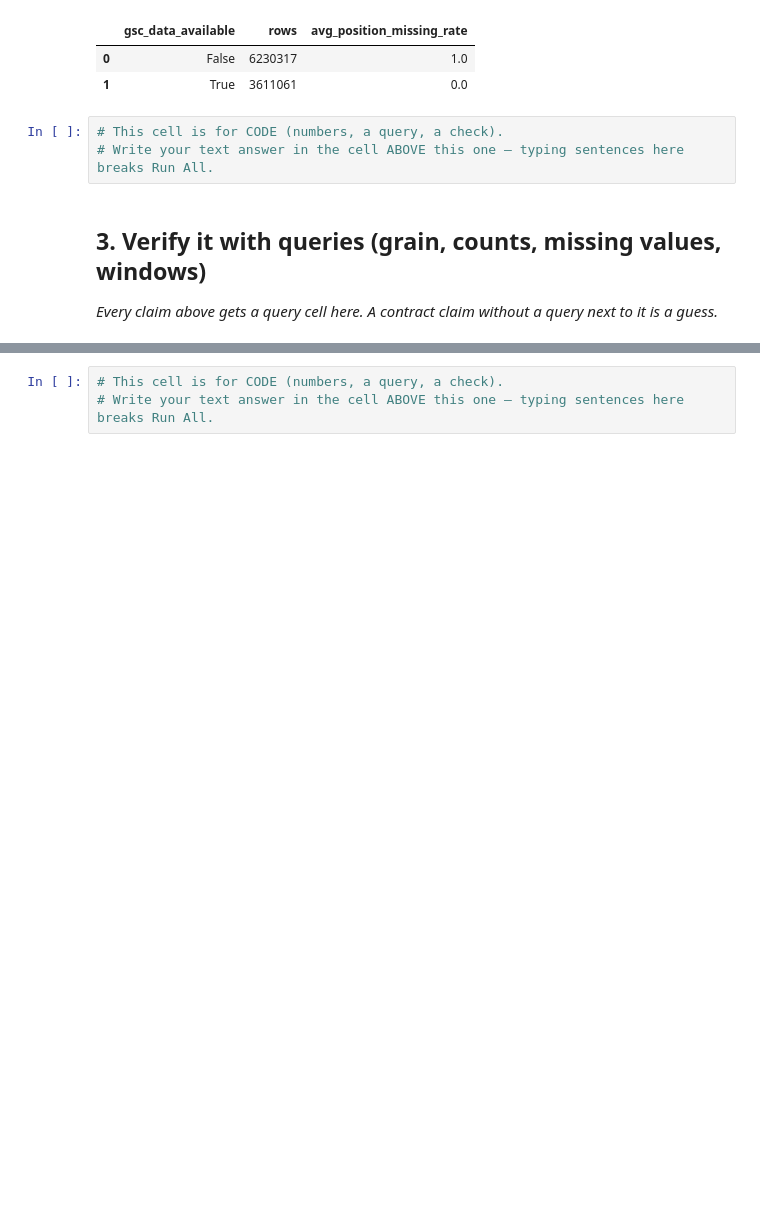
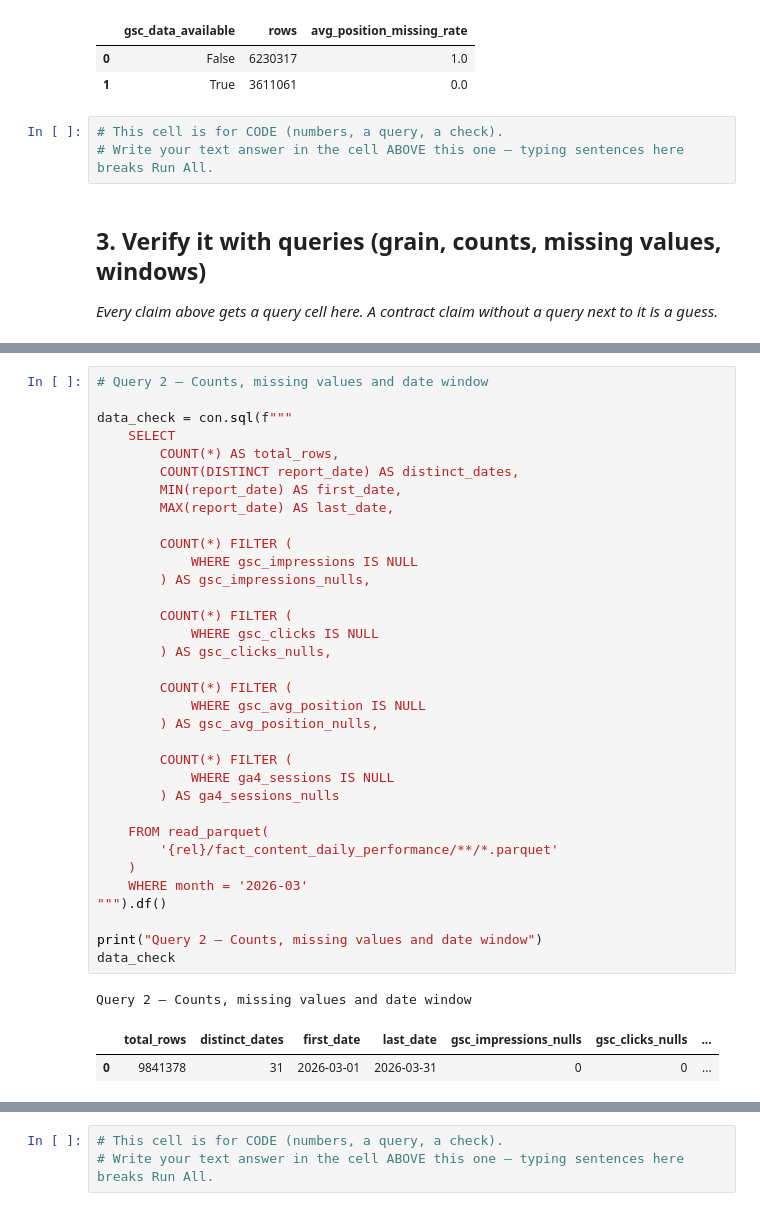
Before and after one commit to lakeshkumarkhatri/flyrank-ml, a Jupyter notebook: work/notebooks/w03_data_contract.ipynb, the cells around one changed output, grey strips where cells are left out. Saved outputs shown, nothing was run; the diff lists cells and outputs as text; blank space fills up the shorter version.

```diff
--- a/work/notebooks/w03_data_contract.ipynb
+++ b/work/notebooks/w03_data_contract.ipynb
@@ -325,0 +361,38 @@ gsc_check
+# %%
+# Query 2 — Counts, missing values and date window
+
+data_check = con.sql(f"""
+    SELECT
+        COUNT(*) AS total_rows,
+        COUNT(DISTINCT report_date) AS distinct_dates,
+        MIN(report_date) AS first_date,
+        MAX(report_date) AS last_date,
+
+        COUNT(*) FILTER (
+            WHERE gsc_impressions IS NULL
+        ) AS gsc_impressions_nulls,
+
+        COUNT(*) FILTER (
+            WHERE gsc_clicks IS NULL
+        ) AS gsc_clicks_nulls,
+
+        COUNT(*) FILTER (
+            WHERE gsc_avg_position IS NULL
+        ) AS gsc_avg_position_nulls,
+
+        COUNT(*) FILTER (
+            WHERE ga4_sessions IS NULL
+        ) AS ga4_sessions_nulls
+
+    FROM read_parquet(
+        '{rel}/fact_content_daily_performance/**/*.parquet'
+    )
+    WHERE month = '2026-03'
+""").df()
+
+print("Query 2 — Counts, missing values and date window")
+data_check
+# %% [output]
+Query 2 — Counts, missing values and date window
+|  | total_rows | distinct_dates | first_date | last_date | gsc_impressions_nulls | gsc_clicks_nulls | ... |
+| 0 | 9841378 | 31 | 2026-03-01 | 2026-03-31 | 0 | 0 | ... |
```
Also changed, not shown: parts of 4 cells of this notebook.
